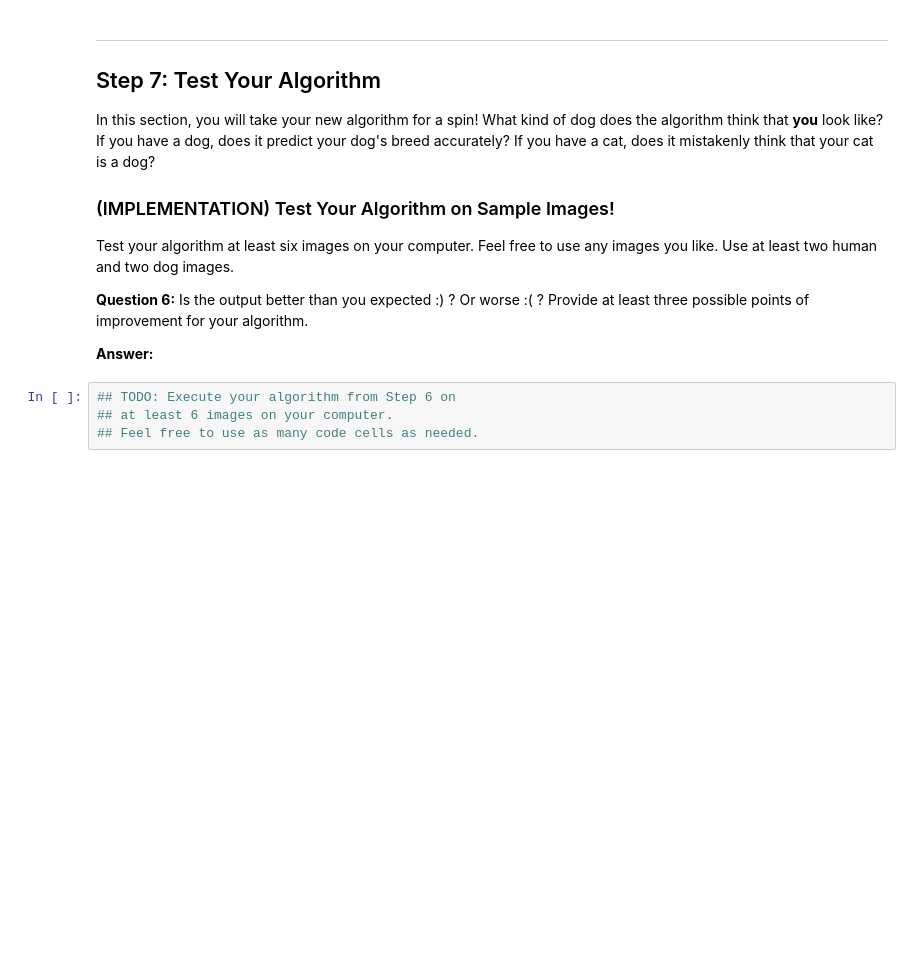
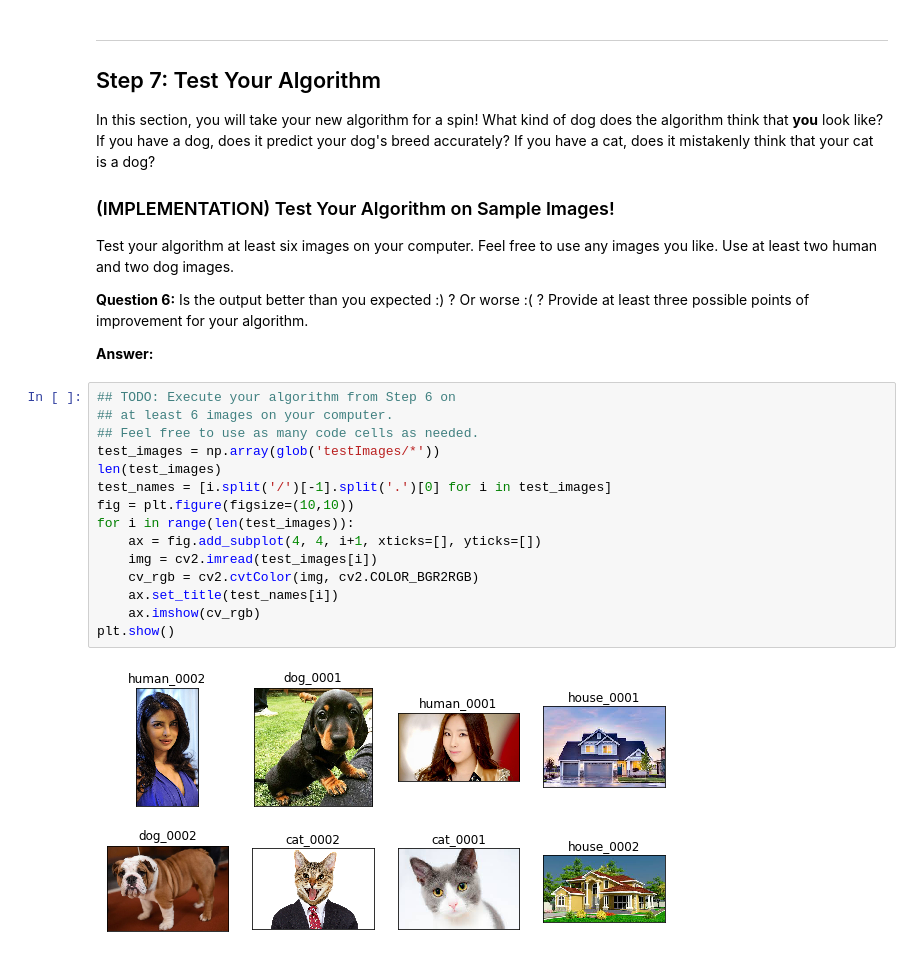
Before and after one commit to ksooklall/Artificial-Intelligence, a Jupyter notebook: Term_2/dog-project/dog_app.ipynb, the cells around one changed output. Drawn from its saved outputs; the diff is of its cells as text; blank space fills up the shorter version.

```diff
--- a/Term_2/dog-project/dog_app.ipynb
+++ b/Term_2/dog-project/dog_app.ipynb
@@ -734,4 +788,17 @@ __Answer:__
 # %%
 ## TODO: Execute your algorithm from Step 6 on
 ## at least 6 images on your computer.
 ## Feel free to use as many code cells as needed.
+test_images = np.array(glob('testImages/*'))
+len(test_images)
+test_names = [i.split('/')[-1].split('.')[0] for i in test_images]
+fig = plt.figure(figsize=(10,10))
+for i in range(len(test_images)):
+    ax = fig.add_subplot(4, 4, i+1, xticks=[], yticks=[])
+    img = cv2.imread(test_images[i])
+    cv_rgb = cv2.cvtColor(img, cv2.COLOR_BGR2RGB)
+    ax.set_title(test_names[i])
+    ax.imshow(cv_rgb)
+plt.show()
+# %% [output]
+[figure, added]
```
Also changed, not shown: parts of 30 cells of this notebook, 3 other files.
